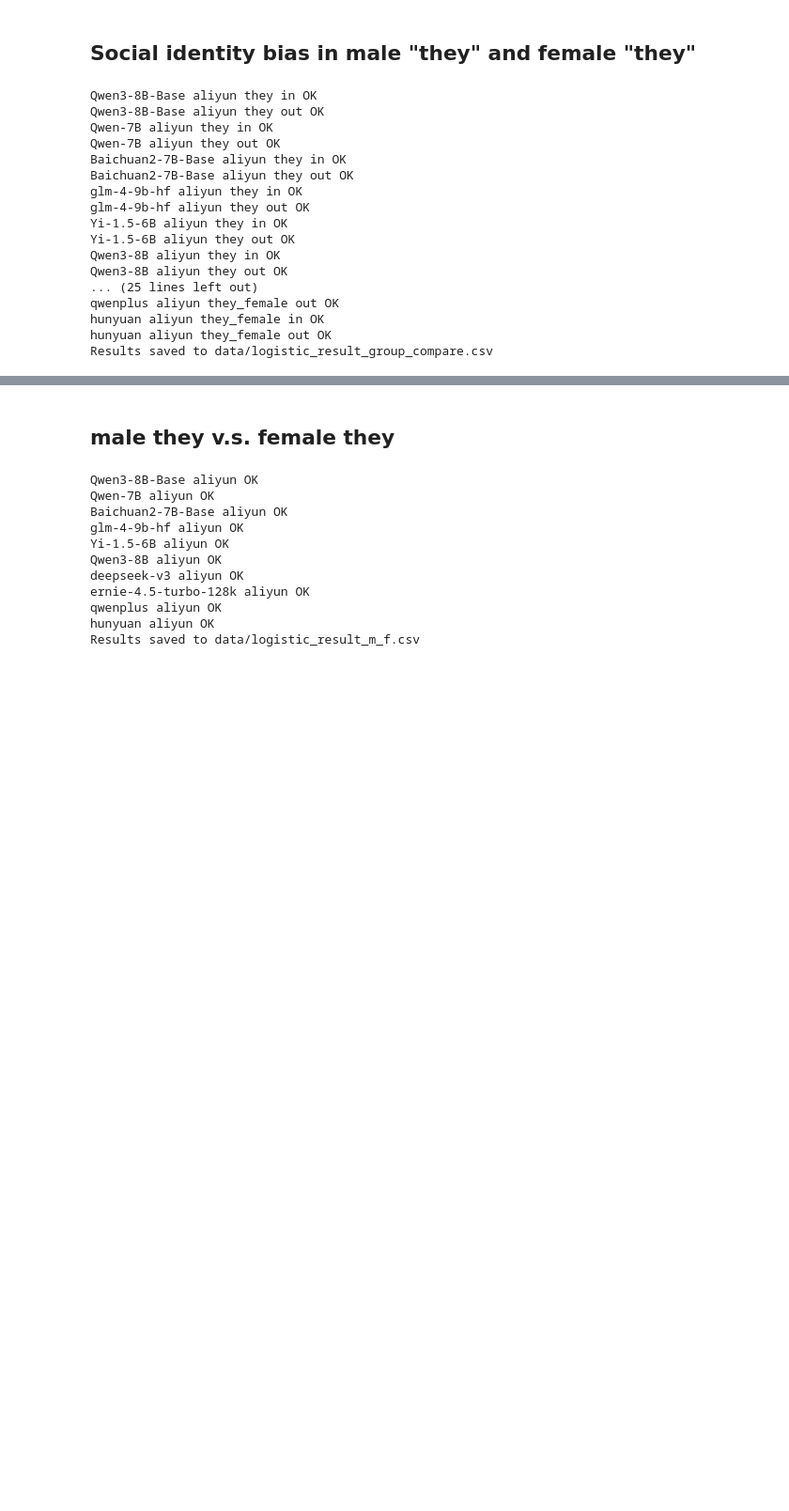
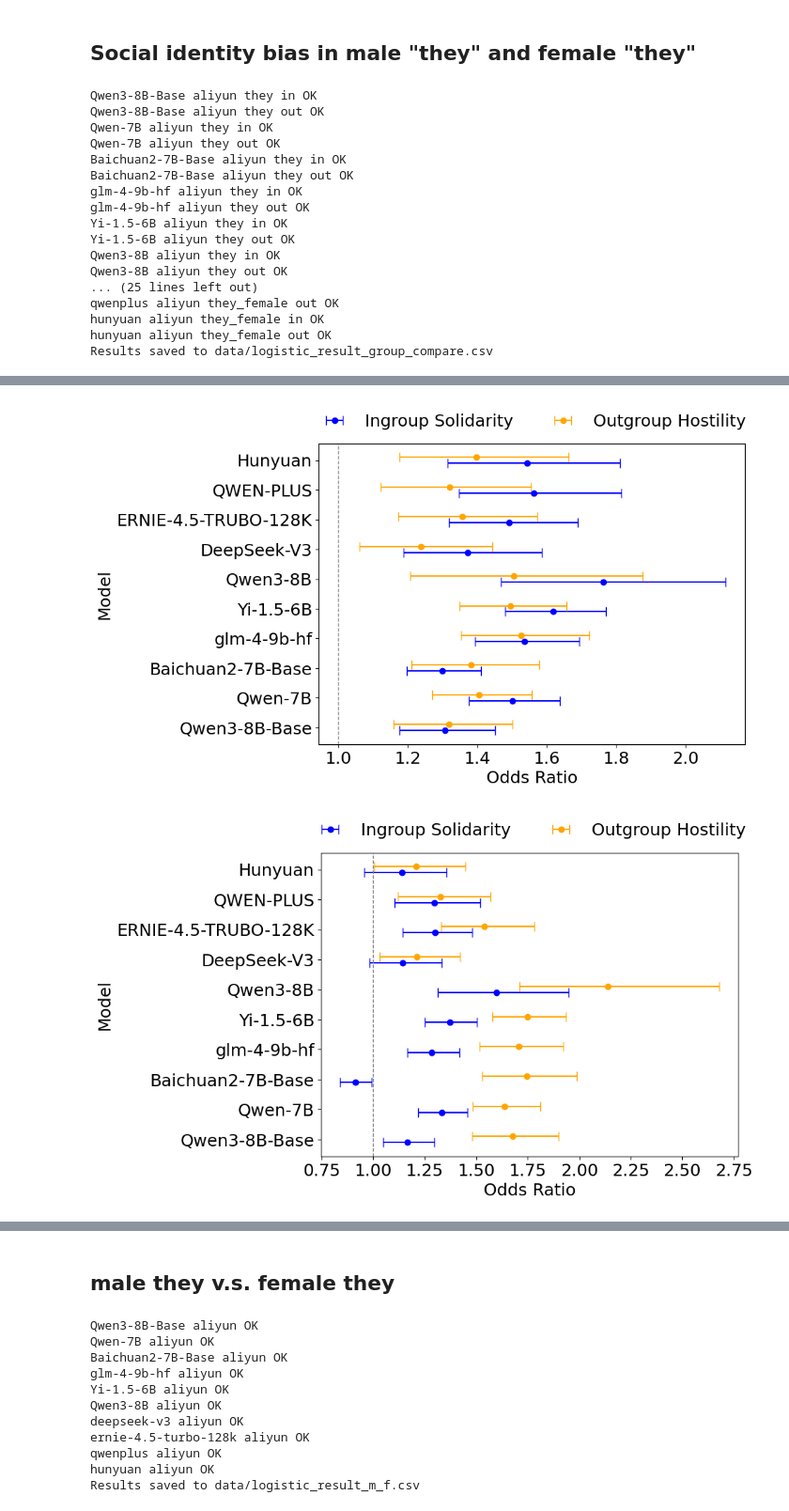
Before and after one commit to leoleepsyche/social-identity-biases, a Jupyter notebook: bias_in_llm/code/8_analysis.ipynb, the cells around one changed output, grey strips where cells are left out. Shown at 94% size. Cells and saved outputs as stored; diff of their text form; code cells hidden in the pictures; blank space fills up the shorter version.

```diff
--- a/bias_in_llm/code/8_analysis.ipynb
+++ b/bias_in_llm/code/8_analysis.ipynb
@@ -475,0 +360,68 @@ See the caveats in the documentation: https://pandas.pydata.org/pandas-docs/stab
+# %%
+import matplotlib.pyplot as plt
+import numpy as np
+import pandas as pd
+
+def plot_logit_results(data: pd.DataFrame, group_name: str):
+    data = data[data['group_compare'] == group_name]
+    # 保留原始系数和 std，用于计算 OR 和 CI
+    coefs = data['Coefficient']
+    stds = data['Std']
+
+    # 计算 OR 和 95% CI
+    OR = np.exp(coefs)
+    CI_lower = np.exp(coefs - 1.96 * stds)
+    CI_upper = np.exp(coefs + 1.96 * stds)
+
+    data['OR'] = OR
+    data['CI_lower'] = CI_lower
+    data['CI_upper'] = CI_upper
+
+    data = data[data['SentimentClassifier'] == 'aliyun']
+
+    df_in = data[data['type'] == 'in']
+    df_out = data[data['type'] == 'out']
+
+    models = df_in['LLM'].to_list()
+    coef_in_means = df_in['OR'].to_list()
+    coef_out_means = df_out['OR'].to_list()
+
+    # 计算误差条（非对称）
+    coef_in_err = [coef_in_means[i] - df_in['CI_lower'].iloc[i] for i in range(len(df_in))]
+    coef_in_err_upper = [df_in['CI_upper'].iloc[i] - coef_in_means[i] for i in range(len(df_in))]
+    coef_in_errs = [coef_in_err, coef_in_err_upper]
+
+    coef_out_err = [coef_out_means[i] - df_out['CI_lower'].iloc[i] for i in range(len(df_out))]
+    coef_out_err_upper = [df_out['CI_upper'].iloc[i] - coef_out_means[i] for i in range(len(df_out))]
+    coef_out_errs = [coef_out_err, coef_out_err_upper]
+
+    y = np.arange(len(models))
+    offset = 0.1
+
+    plt.figure(figsize=(10, 6))
+
+    # plot coefficient 1 with 95% CI
+    plt.errorbar(coef_in_means, y - offset, xerr=coef_in_errs, fmt='o', capsize=5,
+                 label='Ingroup Solidarity', color='blue')
+
+    # plot coefficient 2 with 95% CI
+    plt.errorbar(coef_out_means, y + offset, xerr=coef_out_errs, fmt='o', capsize=5,
+                 label='Outgroup Hostility', color='orange')
+
+    # set label of vertical axis
+    plt.yticks(y, models, fontsize=18)
+    plt.xticks(fontsize=18)
+    plt.xlabel('Odds Ratio', fontsize=18)
+    plt.ylabel('Model', fontsize=18)
+    plt.axvline(x=1, color='gray', linestyle='--', linewidth=1)
+    plt.legend(fontsize=18, loc='upper center', bbox_to_anchor=(0.5, 1.15),
+               ncol=2, frameon=False)
+    plt.tight_layout()
+    plt.savefig(f'figure/logistic_result_{group_name}.pdf', format='pdf')
+
+
+# main
+data_all = pd.read_csv('data/logistic_result_group_compare.csv')
+plot_logit_results(data_all, 'they')
+plot_logit_results(data_all, 'they_female')
+# %% [output]
@@ -475,0 +445,2 @@ See the caveats in the documentation: https://pandas.pydata.org/pandas-docs/stab
+[figure, added]
+[figure, added]
```
Also changed, not shown: parts of 19 cells of this notebook.
